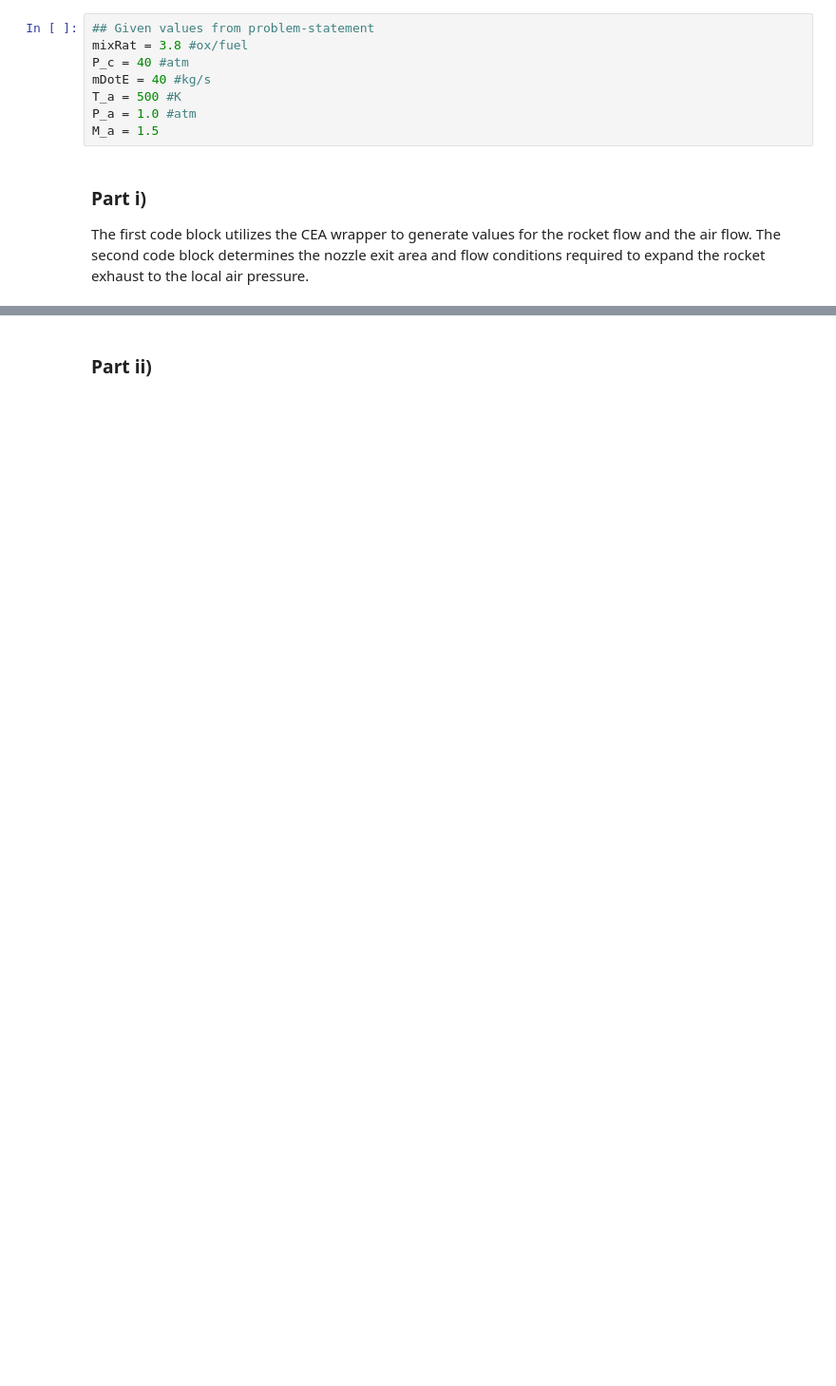
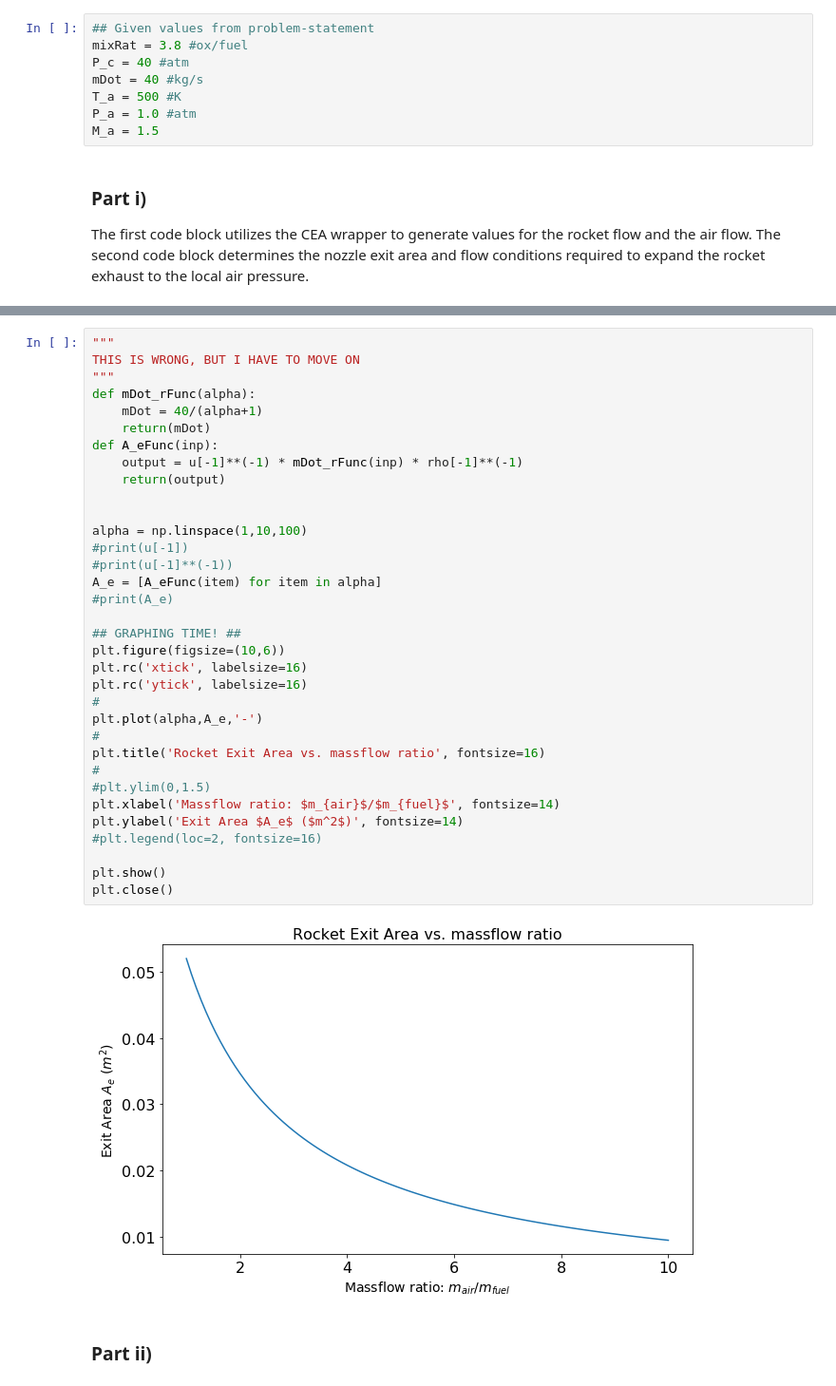
Before and after one commit to BananaBonanza/AAE537, a Jupyter notebook: aae537Hw3.ipynb, the cells around one changed output, grey strips where cells are left out. Shown at 95% size. Drawn from its saved outputs; the diff is of its cells as text; blank space fills up the shorter version.

```diff
--- a/aae537Hw3.ipynb
+++ b/aae537Hw3.ipynb
@@ -63,7 +63,7 @@ To start problem 1, we will define all of the given values:
 ## Given values from problem-statement
 mixRat = 3.8 #ox/fuel
 P_c = 40 #atm
-mDotE = 40 #kg/s
+mDot = 40 #kg/s
 T_a = 500 #K
 P_a = 1.0 #atm
 M_a = 1.5
@@ -152,2 +157,38 @@ print(exitMach)
+# %%
+"""
+THIS IS WRONG, BUT I HAVE TO MOVE ON
+"""
+def mDot_rFunc(alpha):
+    mDot = 40/(alpha+1)
+    return(mDot)
+def A_eFunc(inp):
+    output = u[-1]**(-1) * mDot_rFunc(inp) * rho[-1]**(-1)
+    return(output)
+
+
+alpha = np.linspace(1,10,100)
+#print(u[-1])
+#print(u[-1]**(-1))
+A_e = [A_eFunc(item) for item in alpha]
+#print(A_e)
+
+## GRAPHING TIME! ##
+plt.figure(figsize=(10,6))
+plt.rc('xtick', labelsize=16)
+plt.rc('ytick', labelsize=16)
+#
+plt.plot(alpha,A_e,'-')
+#
+plt.title('Rocket Exit Area vs. massflow ratio', fontsize=16)
+#
+#plt.ylim(0,1.5)
+plt.xlabel('Massflow ratio: $m_{air}$/$m_{fuel}$', fontsize=14)
+plt.ylabel('Exit Area $A_e$ ($m^2$)', fontsize=14)
+#plt.legend(loc=2, fontsize=16)
+
+plt.show()
+plt.close()
+# %% [output]
+[figure, added]
 # %% [markdown]
 ### Part ii)
```
Also changed, not shown: parts of 7 cells of this notebook.
